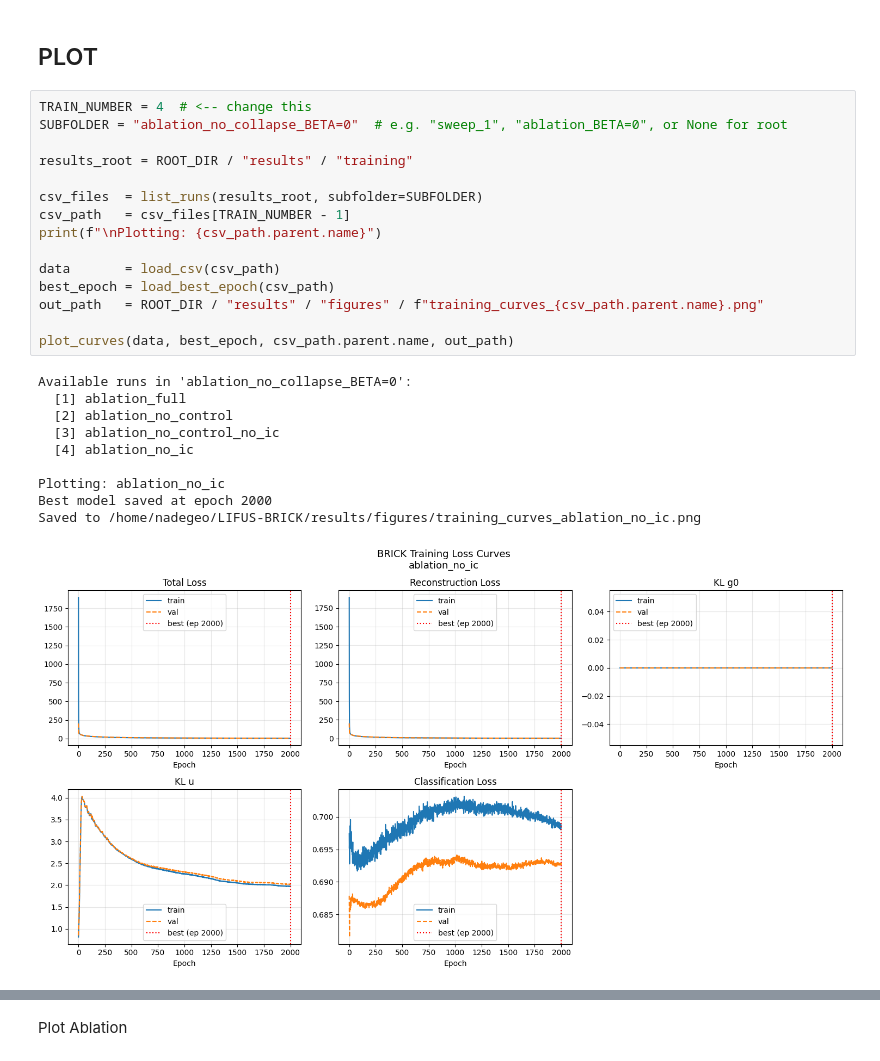
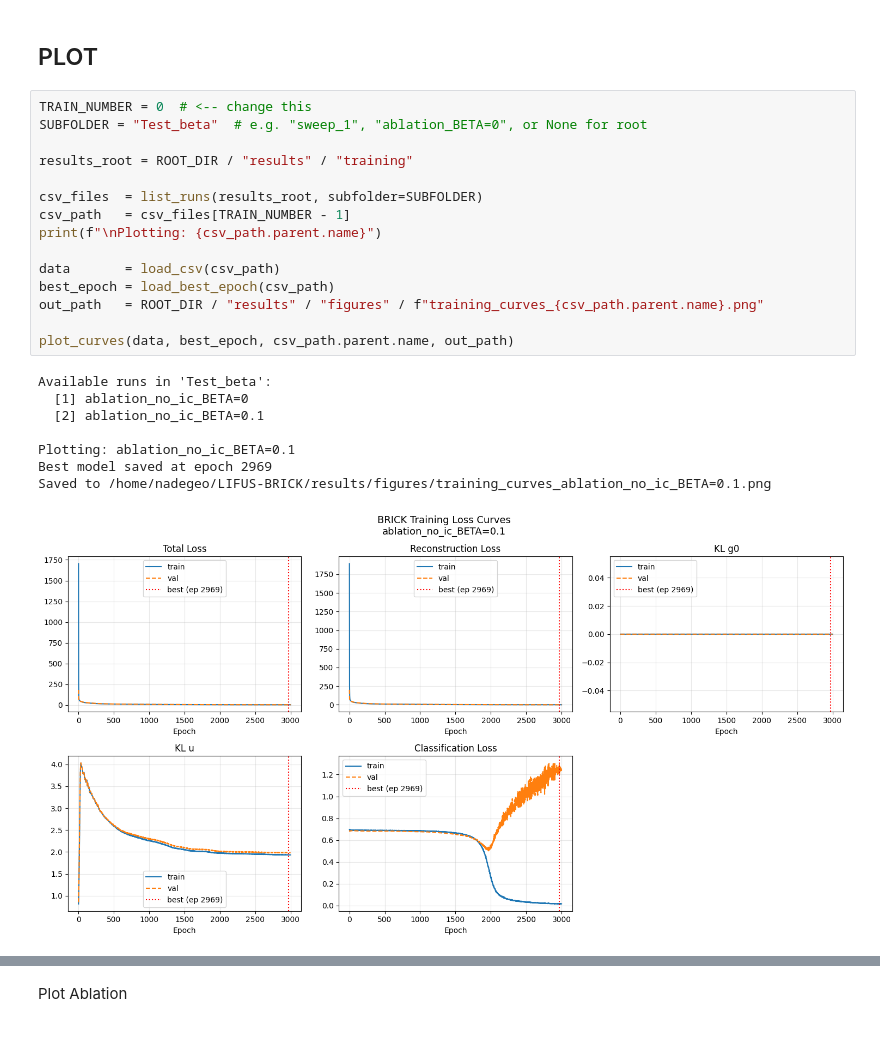
Before and after one commit to nadegeooo/LIFUS-BRICK, a Jupyter notebook: analysis/model_inspection.ipynb, the cells around one changed output, grey strips where cells are left out. Cells and saved outputs as stored; diff of their text form.

Commit message:
Added to model inspection to compare beta. Added model save to avoid overfitting on train.py

```diff
--- a/analysis/model_inspection.ipynb
+++ b/analysis/model_inspection.ipynb
@@ -142,28 +143,26 @@ def plot_ablation(results_root: Path, subfolder: str, out_path: Path):
 # %% [markdown]
 ## PLOT
 # %%
-TRAIN_NUMBER = 4  # <-- change this
-SUBFOLDER = "ablation_no_collapse_BETA=0"  # e.g. "sweep_1", "ablation_BETA=0", or None for root
+TRAIN_NUMBER = 0  # <-- change this
+SUBFOLDER = "Test_beta"  # e.g. "sweep_1", "ablation_BETA=0", or None for root
 
 results_root = ROOT_DIR / "results" / "training"
 
 csv_files  = list_runs(results_root, subfolder=SUBFOLDER)
 csv_path   = csv_files[TRAIN_NUMBER - 1]
 print(f"\nPlotting: {csv_path.parent.name}")
 
 data       = load_csv(csv_path)
 best_epoch = load_best_epoch(csv_path)
 out_path   = ROOT_DIR / "results" / "figures" / f"training_curves_{csv_path.parent.name}.png"
 
 plot_curves(data, best_epoch, csv_path.parent.name, out_path)
 # %% [output]
-Available runs in 'ablation_no_collapse_BETA=0':
-  [1] ablation_full
-  [2] ablation_no_control
-  [3] ablation_no_control_no_ic
-  [4] ablation_no_ic
+Available runs in 'Test_beta':
+  [1] ablation_no_ic_BETA=0
+  [2] ablation_no_ic_BETA=0.1
 
-Plotting: ablation_no_ic
-Best model saved at epoch 2000
-Saved to /home/nadegeo/LIFUS-BRICK/results/figures/training_curves_ablation_no_ic.png
+Plotting: ablation_no_ic_BETA=0.1
+Best model saved at epoch 2969
+Saved to /home/nadegeo/LIFUS-BRICK/results/figures/training_curves_ablation_no_ic_BETA=0.1.png
-[figure, old version]
+[figure, new version]
```
Also changed, not shown: parts of 2 cells of this notebook, 2 other files.
